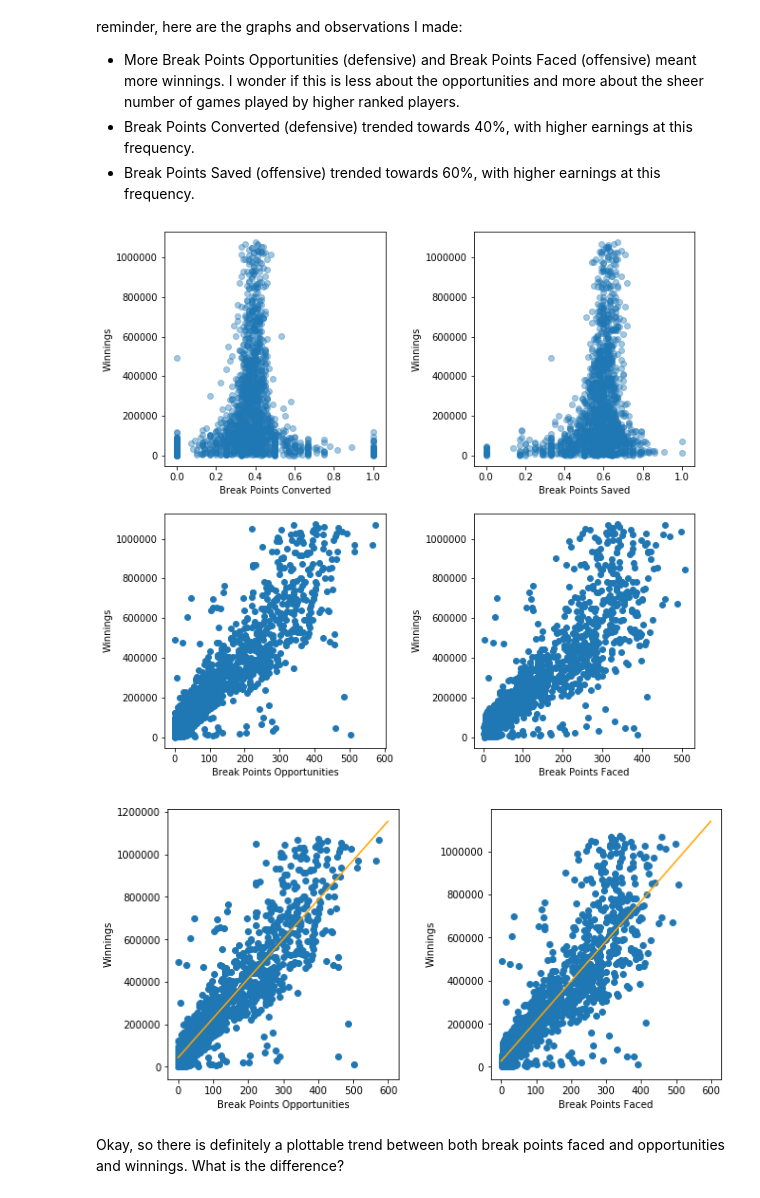
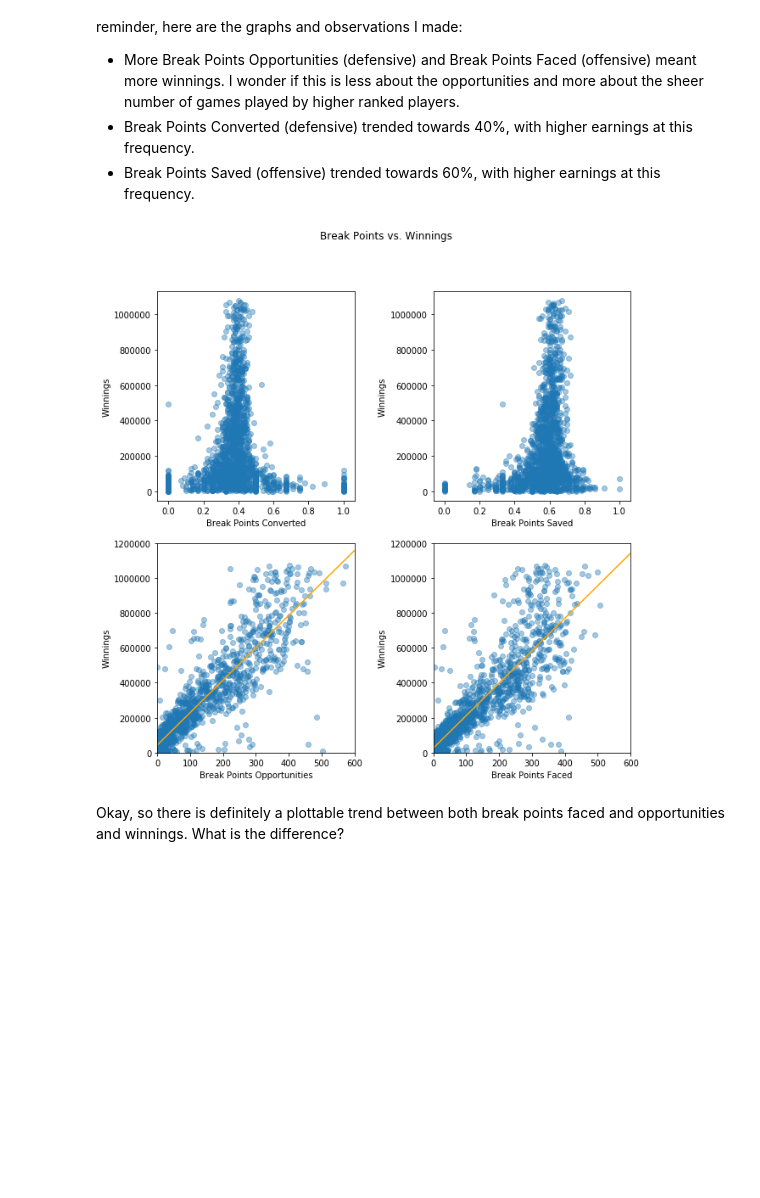
Before and after one commit to lemonmeringuepi/Tennis-Stats, a Jupyter notebook: tennis_stats.ipynb, the cells around one changed output. Saved outputs shown, nothing was run; the diff lists cells and outputs as text; code cells hidden in the pictures; blank space fills up the shorter version.

```diff
--- a/tennis_stats.ipynb
+++ b/tennis_stats.ipynb
@@ -118,10 +118,16 @@ plot_index = 1
 
 for i in range(2009,2018):
     plt.subplot(3,3,plot_index)
-    plt.hist(winnings_by_year[winnings_by_year['Year'] == i]['Winnings'])
+    plt.hist(winnings_by_year[winnings_by_year['Year'] == i]['Winnings'], alpha=0.8)
+    plt.vlines(x=[winnings_by_year[winnings_by_year['Year'] == i]['Winnings'].median(),
+                  winnings_by_year[winnings_by_year['Year'] == i]['Winnings'].mean()],
+               ymin=0,
+               ymax=120,
+               colors=['orange', 'green'])
     plt.title(str(i))
 
     plot_index += 1
 
+plt.savefig('plots/winnings-by-year.png')
 plt.show()
 # %% [output]
@@ -311,33 +325,6 @@ During my exploratory analysis, I noticed a correlation between break points and
 - More Break Points Opportunities (defensive) and Break Points Faced (offensive) meant more winnings. I wonder if this is less about the opportunities and more about the sheer number of games played by higher ranked players.
 - Break Points Converted (defensive) trended towards 40%, with higher earnings at this frequency.
 - Break Points Saved (offensive) trended towards 60%, with higher earnings at this frequency.
-# %%
-plt.figure(figsize=(10,10))
-
-plt.subplot(221)
-plt.scatter(df.BreakPointsConverted, df.Winnings, alpha=0.4)
-plt.xlabel('Break Points Converted')
-plt.ylabel('Winnings')
-
-plt.subplot(222)
-plt.scatter(df.BreakPointsSaved, df.Winnings, alpha=0.4)
-plt.xlabel('Break Points Saved')
-plt.ylabel('Winnings')
-
-plt.subplot(223)
-plt.scatter(df.BreakPointsOpportunities, df.Winnings)
-plt.xlabel('Break Points Opportunities')
-plt.ylabel('Winnings')
-
-plt.subplot(224)
-plt.scatter(df.BreakPointsFaced, df.Winnings)
-plt.xlabel('Break Points Faced')
-plt.ylabel('Winnings')
-
-plt.subplots_adjust(wspace=0.4)
-plt.show()
-# %% [output]
-[figure, removed]
 # %%
 break_points_opportunities = np.array(df.BreakPointsOpportunities).reshape(-1,1)
 break_points_faced = np.array(df.BreakPointsFaced).reshape(-1,1)
@@ -352,24 +339,41 @@ bpf_lr = LinearRegression()
 bpf_lr.fit(break_points_faced, winnings)
 bpf_predict = bpf_lr.predict(bp_predict)
 # %%
-plt.figure(figsize=(10,5))
+plt.figure(figsize=(10,10))
+plt.suptitle('Break Points vs. Winnings')
 
-plt.subplot(121)
-plt.scatter(df.BreakPointsOpportunities, df.Winnings)
+plt.subplot(221)
+plt.scatter(df.BreakPointsConverted, df.Winnings, alpha=0.4)
+plt.xlabel('Break Points Converted')
+plt.ylabel('Winnings')
+
+plt.subplot(222)
+plt.scatter(df.BreakPointsSaved, df.Winnings, alpha=0.4)
+plt.xlabel('Break Points Saved')
+plt.ylabel('Winnings')
+
+plt.subplot(223)
+plt.scatter(df.BreakPointsOpportunities, df.Winnings, alpha=0.4)
 plt.plot(bp_predict, bpo_predict, color='orange')
 plt.xlabel('Break Points Opportunities')
 plt.ylabel('Winnings')
+plt.ylim(0,1200000)
+plt.xlim(0,600)
 
-plt.subplot(122)
-plt.scatter(df.BreakPointsFaced, df.Winnings)
+plt.subplot(224)
+plt.scatter(df.BreakPointsFaced, df.Winnings, alpha=0.4)
 plt.plot(bp_predict, bpf_predict, color='orange')
 plt.xlabel('Break Points Faced')
 plt.ylabel('Winnings')
+plt.ylim(0,1200000)
+plt.xlim(0,600)
 
 plt.subplots_adjust(wspace=0.4)
+
+plt.savefig('plots/break-points-vs-winnings.png')
 plt.show()
 # %% [output]
-[figure, old version]
+[figure, new version]
 # %% [markdown]
 Okay, so there is definitely a plottable trend between both break points faced and opportunities and winnings. What is the difference?
 # %%
```
Also changed, not shown: parts of 17 cells of this notebook.
